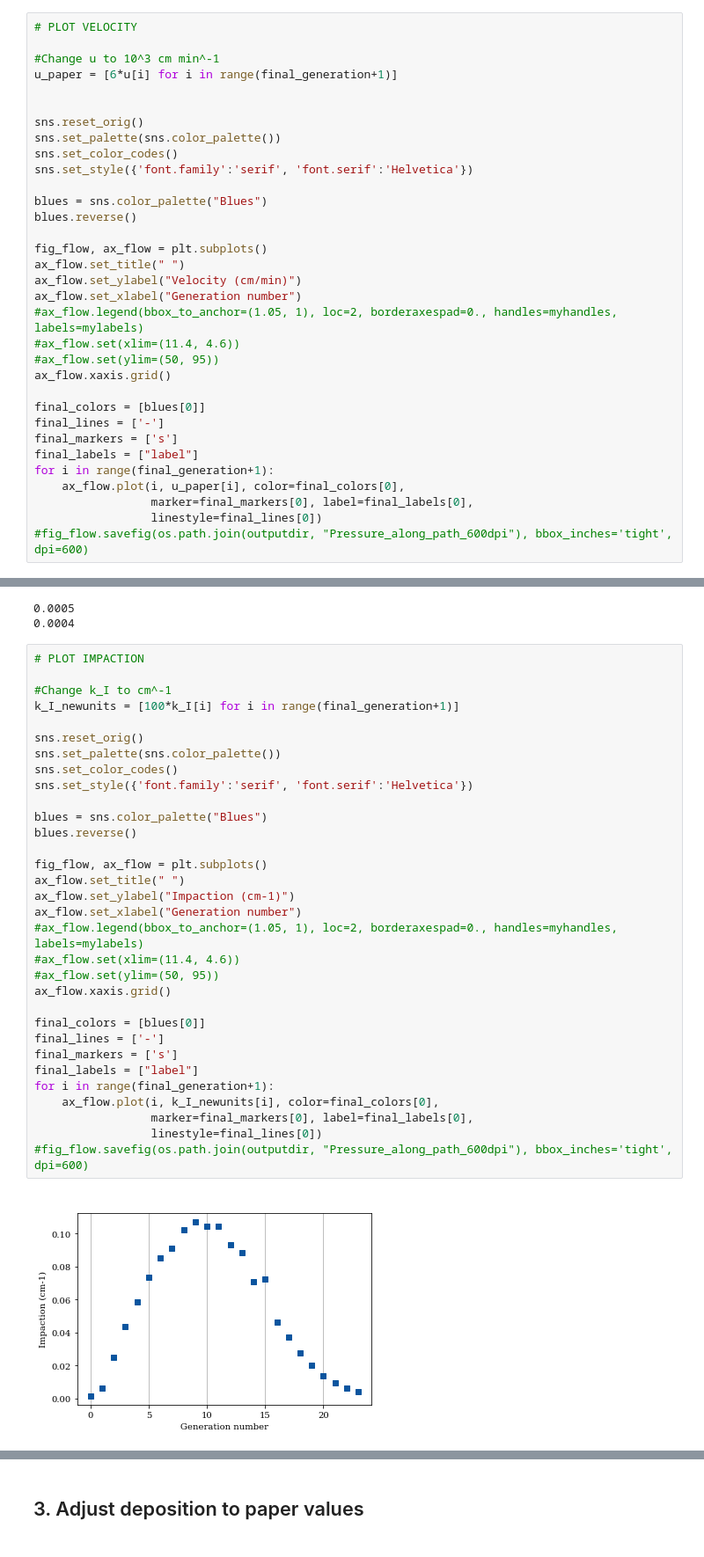
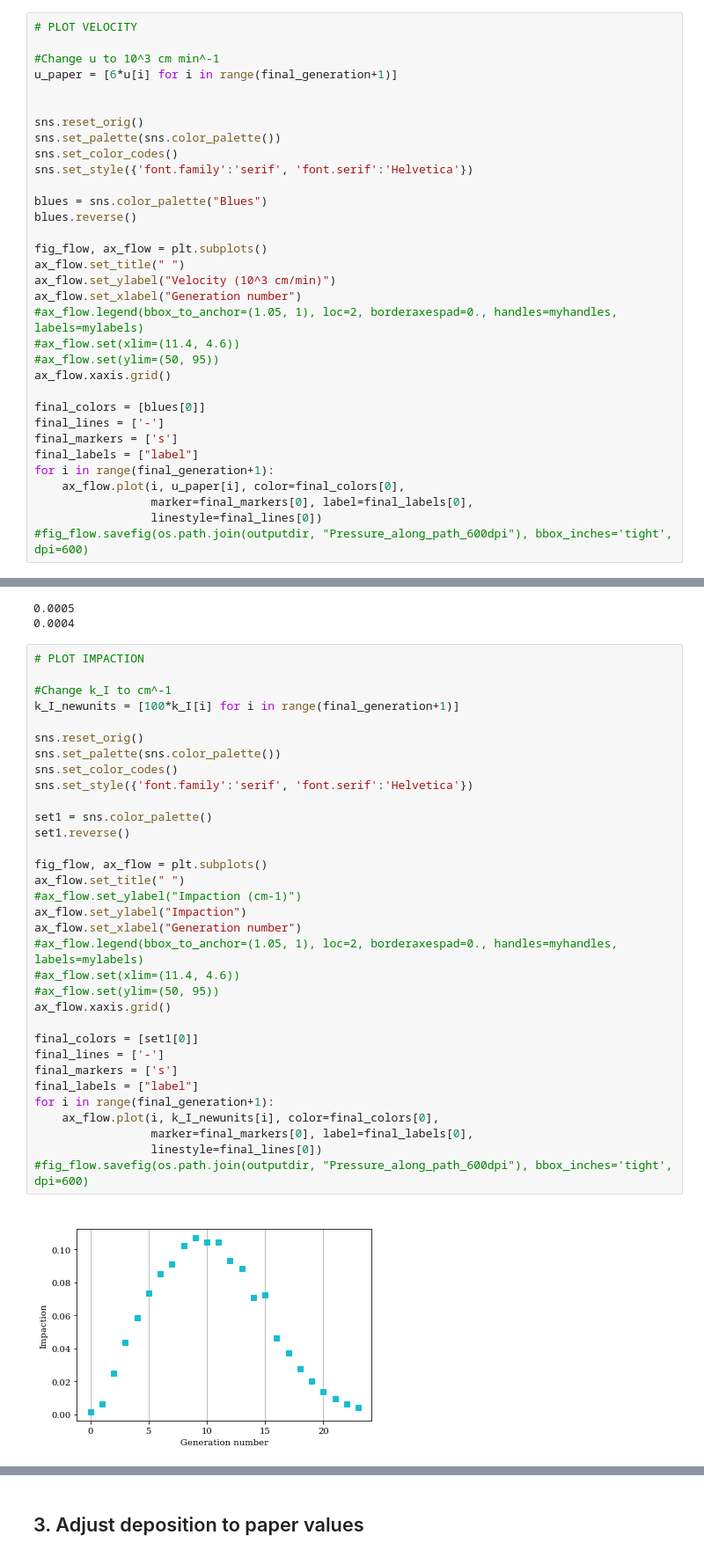
Before and after one commit to ManuelCarrascoY/MEC-BIO586, a Jupyter notebook: COVID Respiratory Modeling/COVID Modeling_Manuel.ipynb, the cells around one changed output, grey strips where cells are left out. Shown: that part at 88% size. Saved outputs shown, nothing was run; the diff lists cells and outputs as text.

```diff
--- a/COVID Respiratory Modeling/COVID Modeling_Manuel.ipynb
+++ b/COVID Respiratory Modeling/COVID Modeling_Manuel.ipynb
@@ -125,7 +125,7 @@ blues.reverse()
 
 fig_flow, ax_flow = plt.subplots()
 ax_flow.set_title(" ")
-ax_flow.set_ylabel("Velocity (cm/min)")
+ax_flow.set_ylabel("Velocity (10^3 cm/min)")
 ax_flow.set_xlabel("Generation number")
 #ax_flow.legend(bbox_to_anchor=(1.05, 1), loc=2, borderaxespad=0., handles=myhandles, labels=mylabels)
 #ax_flow.set(xlim=(11.4, 4.6))
@@ -252,37 +252,38 @@ print(diameters_SI[23])
 # %%
 # PLOT IMPACTION
 
 #Change k_I to cm^-1
 k_I_newunits = [100*k_I[i] for i in range(final_generation+1)]
 
 sns.reset_orig()
 sns.set_palette(sns.color_palette())
 sns.set_color_codes()
 sns.set_style({'font.family':'serif', 'font.serif':'Helvetica'})
 
-blues = sns.color_palette("Blues")
-blues.reverse()
+set1 = sns.color_palette()
+set1.reverse()
 
 fig_flow, ax_flow = plt.subplots()
 ax_flow.set_title(" ")
-ax_flow.set_ylabel("Impaction (cm-1)")
+#ax_flow.set_ylabel("Impaction (cm-1)")
+ax_flow.set_ylabel("Impaction")
 ax_flow.set_xlabel("Generation number")
 #ax_flow.legend(bbox_to_anchor=(1.05, 1), loc=2, borderaxespad=0., handles=myhandles, labels=mylabels)
 #ax_flow.set(xlim=(11.4, 4.6))
 #ax_flow.set(ylim=(50, 95))
 ax_flow.xaxis.grid()
 
-final_colors = [blues[0]]
+final_colors = [set1[0]]
 final_lines = ['-']
 final_markers = ['s']
 final_labels = ["label"]
 for i in range(final_generation+1):
     ax_flow.plot(i, k_I_newunits[i], color=final_colors[0],
                  marker=final_markers[0], label=final_labels[0],
                  linestyle=final_lines[0])
 #fig_flow.savefig(os.path.join(outputdir, "Pressure_along_path_600dpi"), bbox_inches='tight', dpi=600)
 # %% [output]
-[figure, old version]
+[figure, new version]
 # %%
 # PLOT SEDIMENTATION
 
```
Also changed, not shown: parts of 26 cells of this notebook.
